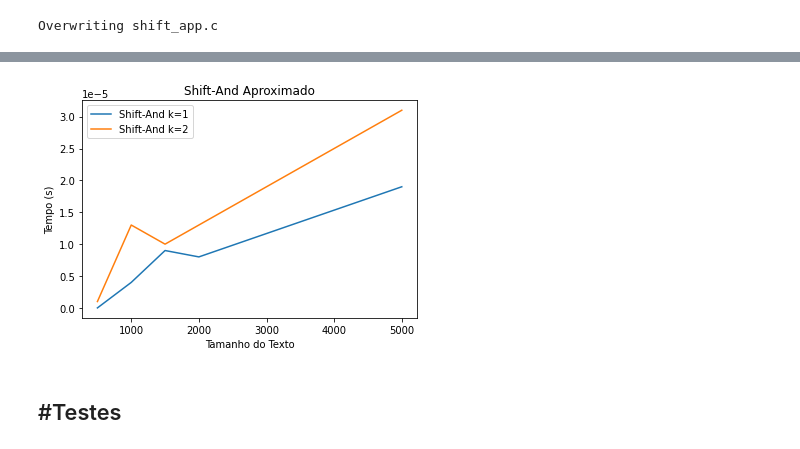
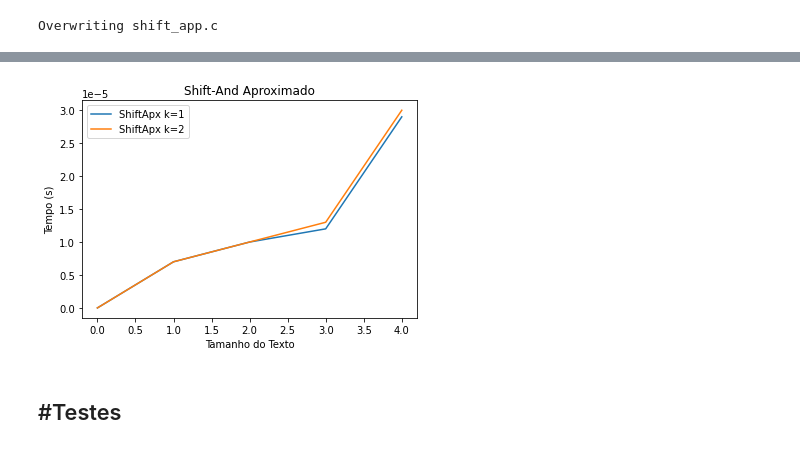
Before and after one commit to hawkilol/pattern-matching-algos, a Jupyter notebook: Pattern_Matching01.ipynb, the cells around one changed output, grey strips where cells are left out. Saved outputs shown, nothing was run; the diff lists cells and outputs as text; code cells hidden in the pictures.

```diff
--- a/Pattern_Matching01.ipynb
+++ b/Pattern_Matching01.ipynb
@@ -848,5 +819,5 @@ shif_ap_k1 = pd.read_csv("timeShiftAndApp_k1.csv")
 shif_ap_k2 = pd.read_csv("timeShiftAndApp_k2.csv")
 # %%
-shif_ap_k1 = shif_ap_k1.replace(2500, 5000)
-shif_ap_k2 = shif_ap_k2.replace(2500, 5000)
+#shif_ap_k1 = shif_ap_k1.replace(2500, 5000)
+#shif_ap_k2 = shif_ap_k2.replace(2500, 5000)
 # %%
@@ -862,15 +828,19 @@ shif_ap_k1
 # %%
-plt.plot(shif_ap_k1.Tamanho, shif_ap_k1.Time, label="Shift-And k=1")
-plt.plot(shif_ap_k1.Tamanho, shif_ap_k1["Time k=2"], label="Shift-And k=2")
+#plt.plot(shif_ap_k1.Tamanho, shif_ap_k1.Time, label="Shift-And k=1")
+#plt.plot(shif_ap_k1.Tamanho, shif_ap_k1["Time k=2"], label="Shift-And k=2")
+
+plt.plot(shif_ap_k12.Time,  label='ShiftApx k=1')
+plt.plot(shif_ap_k2.Time, label='ShiftApx k=2')
+
 plt.title("Shift-And Aproximado")
 plt.savefig("shift_and.png")
 plt.ylabel("Tempo (s)")
 plt.xlabel("Tamanho do Texto")
 plt.legend()
 plt.savefig("shift_and.png")
 plt.show()
 # %% [output]
-[figure, old version]
+[figure, new version]
 # %% [markdown]
 #Testes
 ---
```
Also changed, not shown: parts of 20 cells of this notebook.
